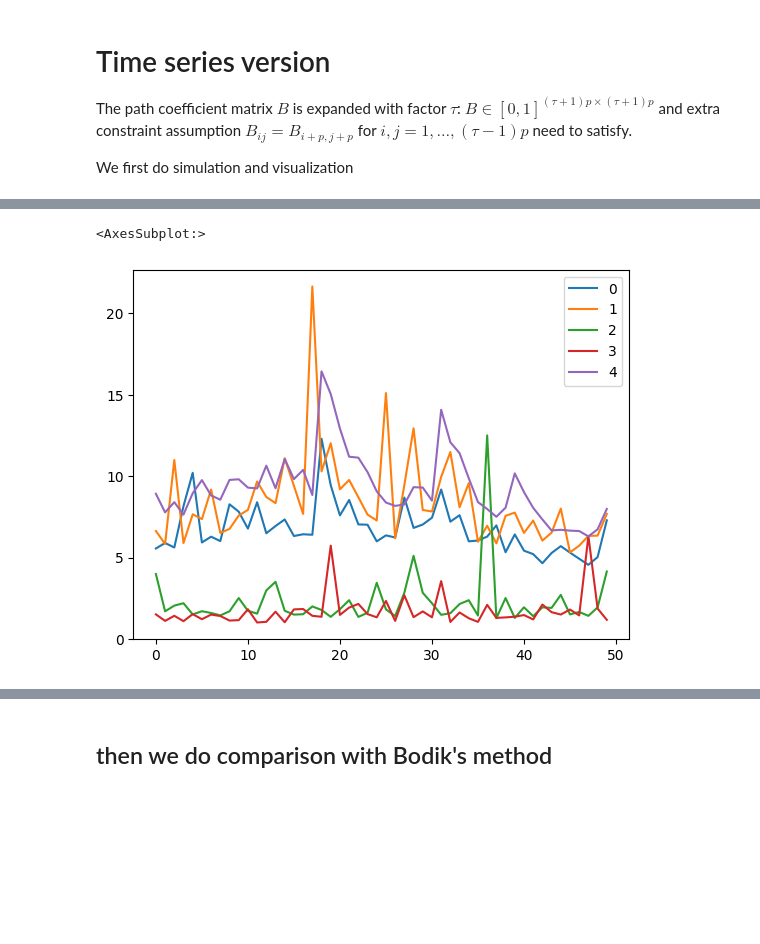
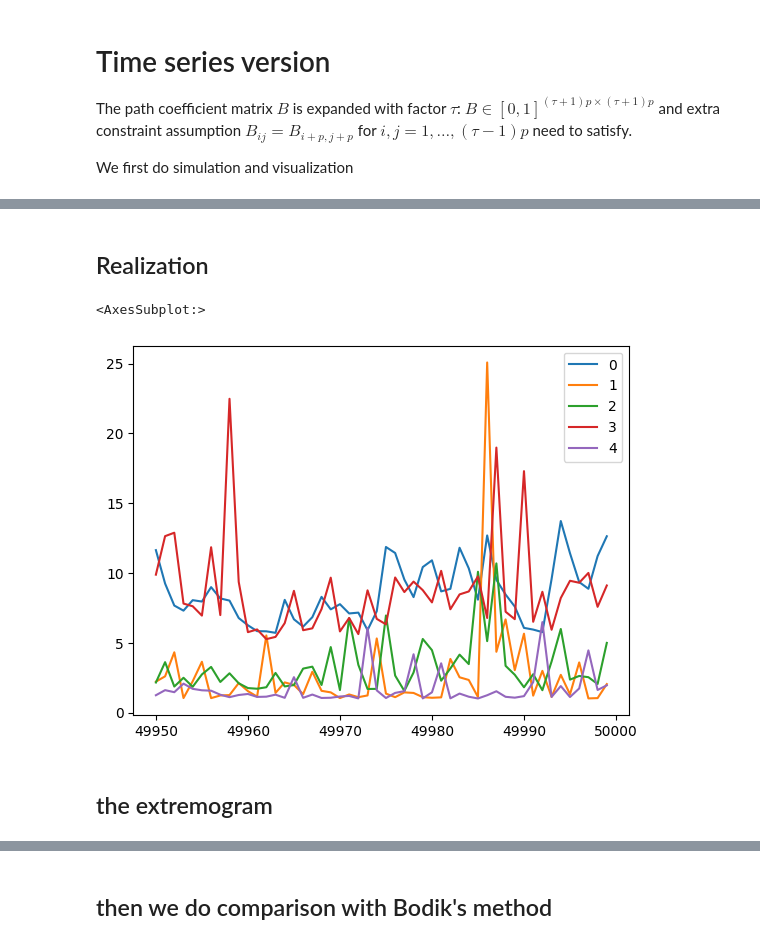
Before and after one commit to junshujiang/tailSCM, a Jupyter notebook: tutorial1_SingleTailVersion_simulationAndComparison.ipynb, the cells around one changed output, grey strips where cells are left out. Drawn from its saved outputs; the diff is of its cells as text; code cells hidden in the pictures; blank space fills up the shorter version.

```diff
--- a/tutorial1_SingleTailVersion_simulationAndComparison.ipynb
+++ b/tutorial1_SingleTailVersion_simulationAndComparison.ipynb
@@ -140,10 +191,14 @@ the spectral radius is 0.7365573962630346
 # %%
 data_df=simulation_timeseries(T,burn_in,adjacency_matrix)
+# %% [markdown]
+## Realization
 # %%
-data_df.iloc[:50].plot()
+data_df.iloc[-50:].plot()
 # %% [output]
 <AxesSubplot:>
-[figure, old version]
+[figure, new version]
+# %% [markdown]
+## the extremogram
 # %%
 
 lagg=20
```
Also changed, not shown: parts of 22 cells of this notebook, 1 other file.
